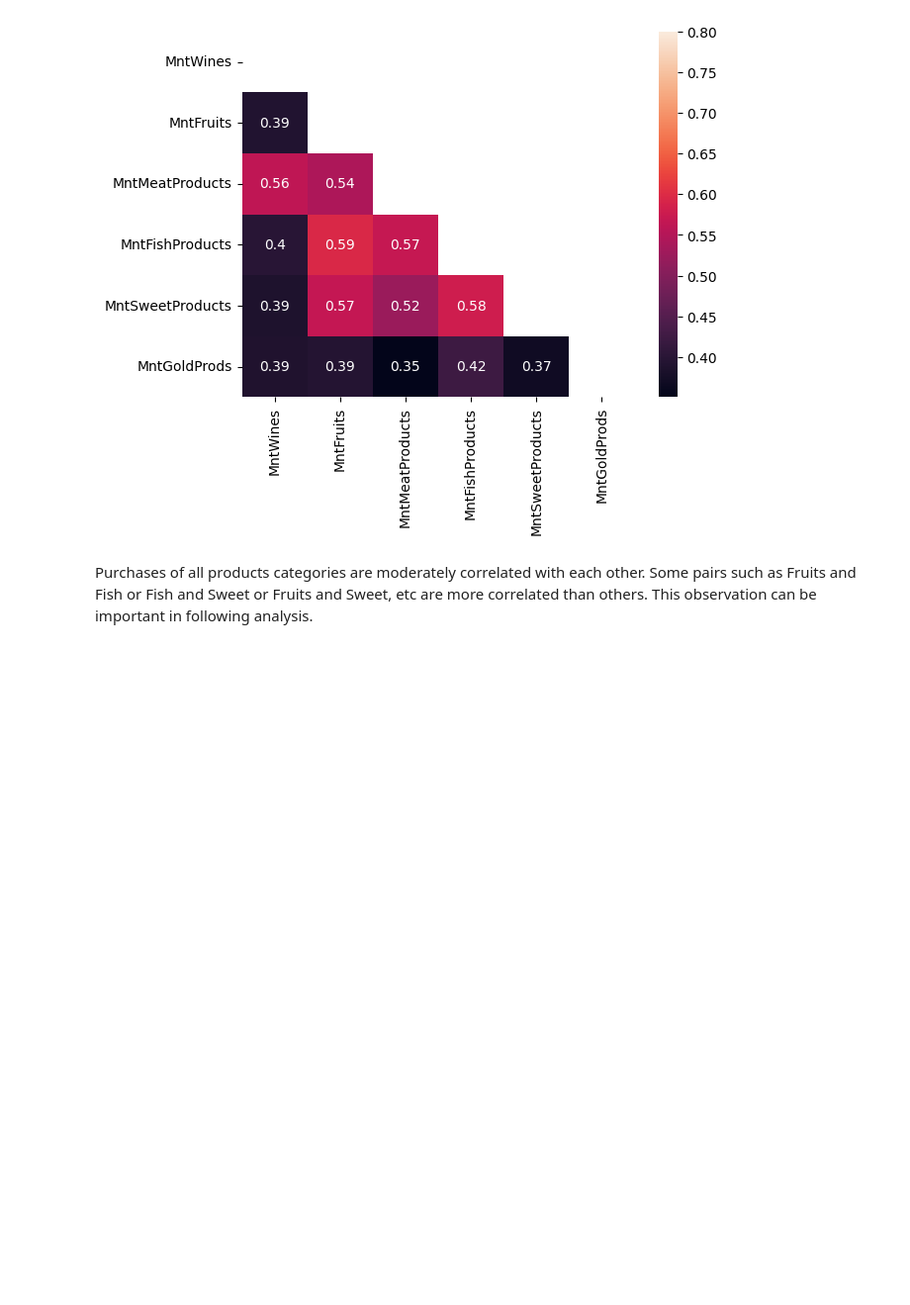
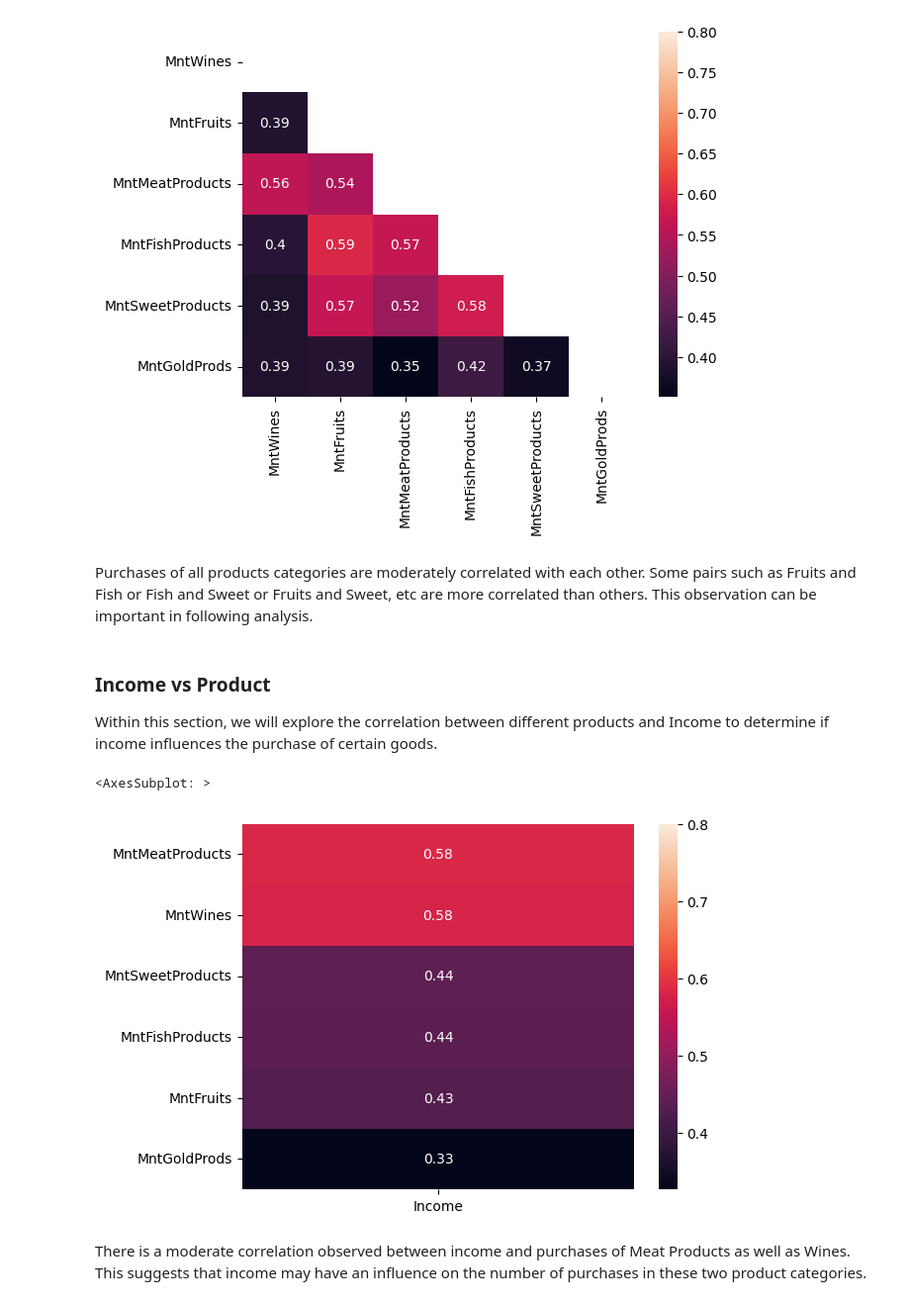
Before and after one commit to nikitarudakov/customer-personality-analysis, a Jupyter notebook: customer-personality-analysis.ipynb, the cells around one changed output. Shown at 99% size. Saved outputs shown, nothing was run; the diff lists cells and outputs as text; code cells hidden in the pictures; blank space fills up the shorter version.

Commit message:
income vs products

```diff
--- a/customer-personality-analysis.ipynb
+++ b/customer-personality-analysis.ipynb
@@ -331,3 +327,23 @@ correlation_triangle_heatmap(customers_data.loc[:, product_columns])
 [figure]
 # %% [markdown]
 Purchases of all products categories are moderately correlated with each other. Some pairs such as Fruits and Fish or Fish and Sweet or Fruits and Sweet, etc are more correlated than others. This observation can be important in following analysis.
+# %% [markdown]
+###  Income vs Product
+
+Within this section, we will explore the correlation between different products and Income to determine if income influences the purchase of certain goods.
+# %%
+def correlation_income_heatmap(data):
+    corrmat = data.corr().sort_values(by="Income", ascending=False)
+
+    corrmat.drop(data.columns[:-1], axis=1, inplace=True)
+    corrmat.drop("Income", inplace=True)
+
+    heatmap = sns.heatmap(corrmat, vmax=.8, annot=True)
+    return heatmap
+
+correlation_income_heatmap(customers_data.loc[:, product_columns+["Income"]])
+# %% [output]
+<AxesSubplot: >
+[figure, added]
+# %% [markdown]
+There is a moderate correlation observed between income and purchases of Meat Products as well as Wines. This suggests that income may have an influence on the number of purchases in these two product categories.
```
Also changed, not shown: parts of 1 cell of this notebook.
